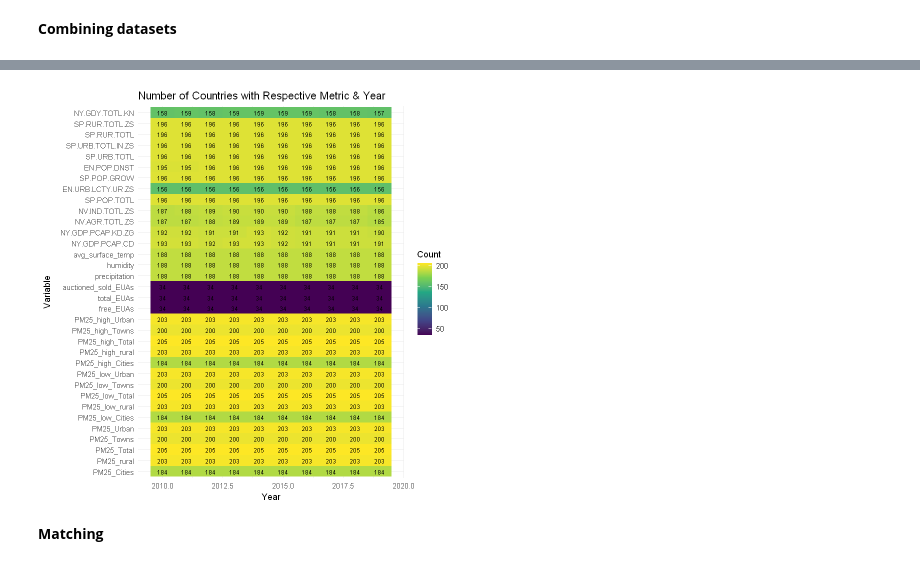
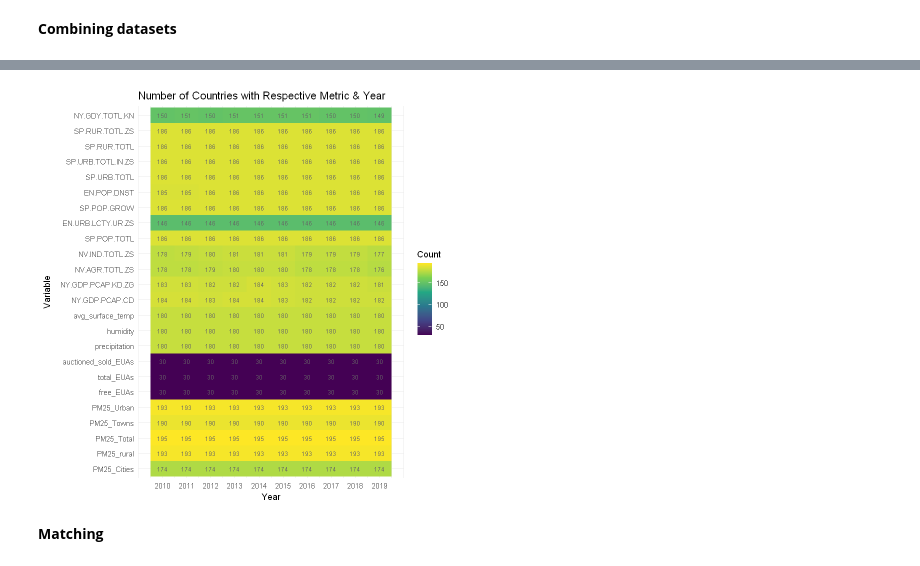
Before and after one commit to huseyinpolat-ds/UW_WNE_DSBA_Master_Thesis_437969, a Jupyter notebook: Thesis_EDA.ipynb, the cells around one changed output, grey strips where cells are left out. Saved outputs shown, nothing was run; the diff lists cells and outputs as text; code cells hidden in the pictures.

```diff
--- a/Thesis_EDA.ipynb
+++ b/Thesis_EDA.ipynb
@@ -208,8 +257,8 @@ A tibble: 6 × 6
 # Read PM2.5 data from WHO
 pm25_raw = read.csv("Data\\WHO PM2.5\\SDG Indicator 11.6.2. Concentrations of PM2.5.csv")
 # Define the mapping of old names to new names for the whole dataset
-pm25_columns_old <- c("SpatialDimValueCode", "Location", "Period", "Dim1", "FactValueNumeric", "FactValueNumericLow", "FactValueNumericHigh")
-pm25_columns_new <- c("country_code", "country", "year", "residence_area", "PM25", "PM25_low", "PM25_high")
+pm25_columns_old <- c("SpatialDimValueCode", "Location", "Period", "Dim1", "FactValueNumeric")
+pm25_columns_new <- c("country_code", "country", "year", "residence_area", "PM25")
 # Drop unnecessary columns
 pm25_raw <- pm25_raw %>% select(pm25_columns_old)
 # Rename respective columns
@@ -217,7 +266,7 @@ pm25_raw <- pm25_raw %>% rename(!!!setNames(pm25_columns_old,pm25_columns_new))
 # Convert to long format, also pulling residence area breakdown to columns
 pm25_long <- pm25_raw %>%
   pivot_wider(names_from = residence_area,
-              values_from = c(PM25, PM25_low, PM25_high),
+              values_from = c(PM25),
               names_glue = "{.value}_{residence_area}")
 # Sort dataset
 pm25_final <- pm25_long %>% arrange (country,year)
@@ -249,16 +298,15 @@ map_countries <- function(df, column_to_map) {
     "Central African Republic CAR" = "Central African Republic",
     "Chili" = "Chile",
     "Congo Democratic Republic" = "Congo, Dem. Rep.",
-    "Congo, Rep." = "Congo, Dem. Rep.",
+    "Democratic Republic of the Congo" = "Congo, Dem. Rep.",
     "Czech Republic" = "Czechia",
-    "Democratic Republic of the Congo" = "Congo, Dem. Rep.",
     "Egypt, Arab Rep." = "Egypt",
     "Gambia, The" = "Gambia",
     "Guinea Bissau" = "Guinea-Bissau",
     "Iran (Islamic Republic of)" = "Iran",
     "Iran, Islamic Rep." = "Iran",
-    "Democratic People's Republic of Korea" = "Korea",
-    "Korea, Dem. People's Rep." = "Korea",
+    "Democratic People's Republic of Korea" = "North Korea",
+    "Korea, Dem. People's Rep." = "North Korea",
     "Korea, Rep." = "Korea",
     "Republic of Korea" = "Korea",
     "Kyrgyz Republic" = "Kyrgyzstan",
@@ -301,6 +349,11 @@ all_indicators <- merge(pm25_final_mapped, subset(eu_ets_final_mapped, select =
     merge(subset(weather_final_mapped, select = -country_code), by = c("year", "country"), all.x = TRUE) %>%
     merge(subset(wb_indicators_final_mapped, select = -country_code), by = c("year", "country"), all.x = TRUE)
 
+# Apply log transformation for skewed columns
+all_indicators <- all_indicators %>% mutate(gdp_per_capita_log = log(gdp_per_capita)) %>% select(-gdp_per_capita)
+all_indicators <- all_indicators %>% mutate(pop_total_log = log(pop_total)) %>% select(-pop_total)
+all_indicators <- all_indicators %>% mutate(pop_density_log = log(pop_density)) %>% select(-pop_density)
+
 # Check final dataset
 print(dim(all_indicators))
 head(all_indicators)
@@ -317,0 +385,21 @@ A data.frame: 6 × 37
+# %%
+all_indicators$dummyvar <- "dummyvar"  # Create a dummy variable for pivot_longer()
+# dummyvar<- "dummyvar"
+# Reshape the dataframe to long format
+selected_variables_long <- pivot_longer(all_indicators[, c(setdiff(colnames(all_indicators), c("year", "country", "country_code")))], -dummyvar)
+
+# Create the plot
+# Create the plot with KDE and CDF
+plot_vars <- ggplot(selected_variables_long, aes(x = value)) +
+  geom_histogram(bins = 30, fill = "lightblue", color = "black") +
+  geom_density(color = "black") +  # Add KDE lines
+  facet_wrap(~name, scales = "free") +
+  theme_minimal() +  # Adjust the theme if needed
+  labs(title = "Distribution of Variables",
+       x = "Value",
+       y = "Frequency")
+
+# print(plot_vars)
+
+# Save the plot with adjusted width
+ggsave("plot_vars.jpg", plot_vars, width = 15, height = 8)
@@ -318,29 +474,30 @@ A data.frame: 6 × 37
 # %%
 
 # Calculate the number of non-NA values for each column
 non_na_counts <- all_indicators %>%
   select(-c(country,country_code)) %>%
   group_by(year) %>%
   summarize(across(everything(), ~sum(!is.na(.))))
 
 # Reshape the data for plotting while retaining column order
 non_na_counts_long <- non_na_counts %>%
   pivot_longer(cols = -year, names_to = "variable", values_to = "count") %>%
   mutate(variable = factor(variable, levels = colnames(non_na_counts)[-1]))  # Exclude the "year" column from levels
 
 # Create the heatmap
 heatmap_plot <- ggplot(data = non_na_counts_long, aes(x = year, y = variable, fill = count)) +
   geom_tile() +
   scale_fill_viridis_c() +  # Choose color palette
-  geom_text(aes(label = ifelse(is.na(count), "", count)), size = 2.5, color = "black") +  # Add text labels with small font
+  geom_text(aes(label = ifelse(is.na(count), "", count)), size = 2.5, color = "gray40") +  # Add text labels with small font
+  scale_x_continuous(breaks = seq(min(non_na_counts_long$year), max(non_na_counts_long$year), by = 1)) +  # Display integer values on X-axis
   labs(title = "Number of Countries with Respective Metric & Year",
        x = "Year",
        y = "Variable",
        fill = "Count") +
   theme_minimal()
 # Display the heatmap
 print(heatmap_plot)
 # %% [output]
-[figure, old version]
+[figure, new version]
 # %% [markdown]
 **Matching**
```
Also changed, not shown: parts of 30 cells of this notebook.
